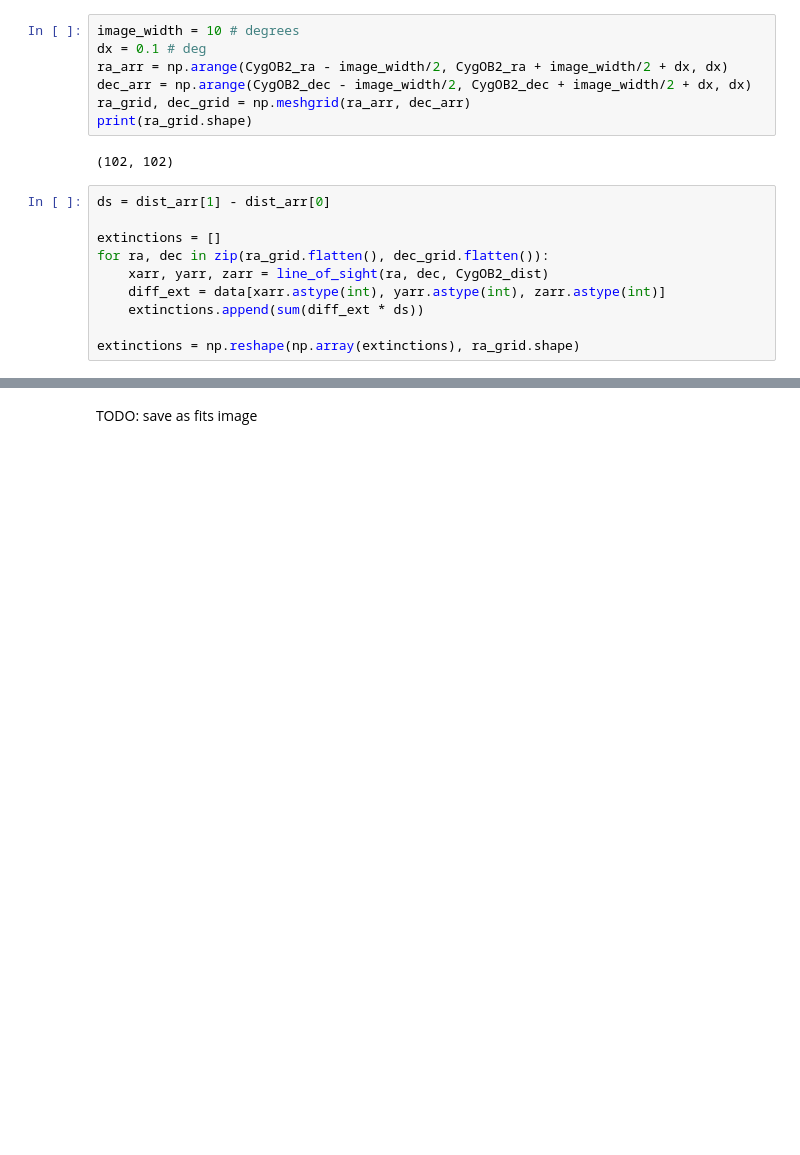
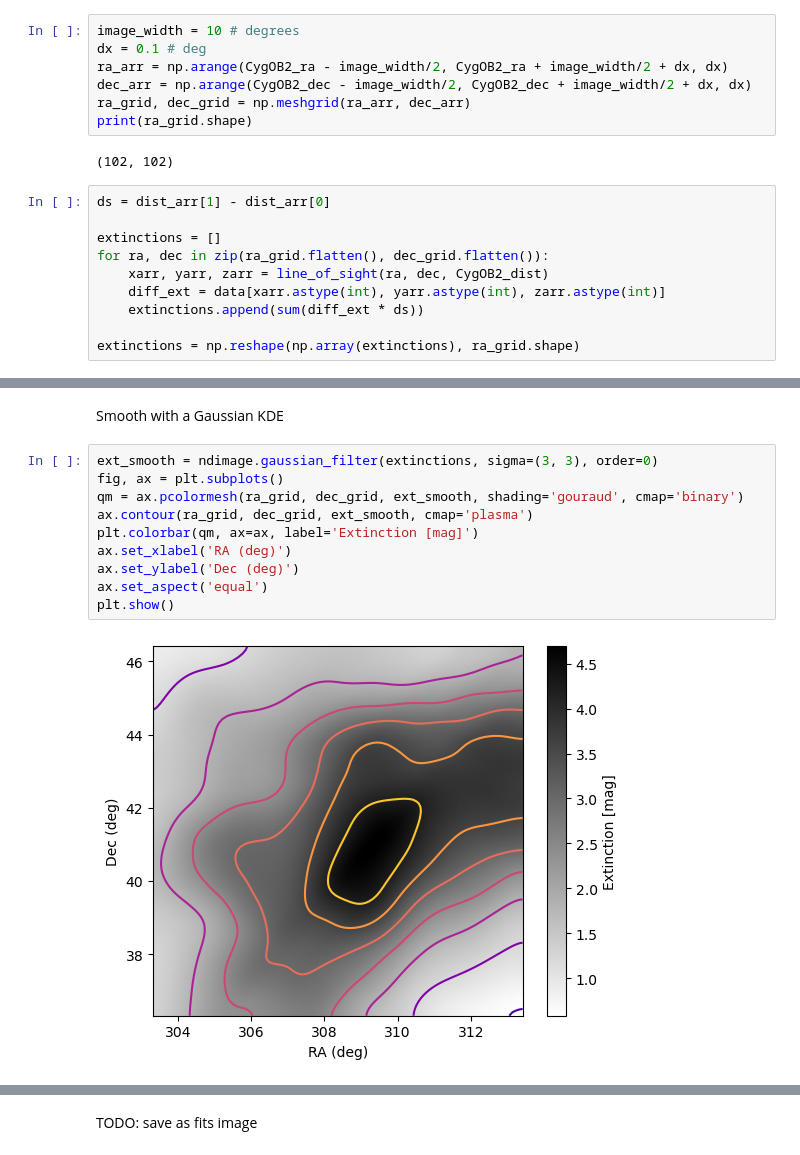
Before and after one commit to lodubay/DustBuster, a Jupyter notebook: projections.ipynb, the cells around one changed output, grey strips where cells are left out. Drawn from its saved outputs; the diff is of its cells as text; blank space fills up the shorter version.

```diff
--- a/projections.ipynb
+++ b/projections.ipynb
@@ -133,0 +128,14 @@ plt.show()
+# %% [markdown]
+Smooth with a Gaussian KDE
+# %%
+ext_smooth = ndimage.gaussian_filter(extinctions, sigma=(3, 3), order=0)
+fig, ax = plt.subplots()
+qm = ax.pcolormesh(ra_grid, dec_grid, ext_smooth, shading='gouraud', cmap='binary')
+ax.contour(ra_grid, dec_grid, ext_smooth, cmap='plasma')
+plt.colorbar(qm, ax=ax, label='Extinction [mag]')
+ax.set_xlabel('RA (deg)')
+ax.set_ylabel('Dec (deg)')
+ax.set_aspect('equal')
+plt.show()
+# %% [output]
+[figure, added]
```
Also changed, not shown: parts of 13 cells of this notebook, 1 other file.
